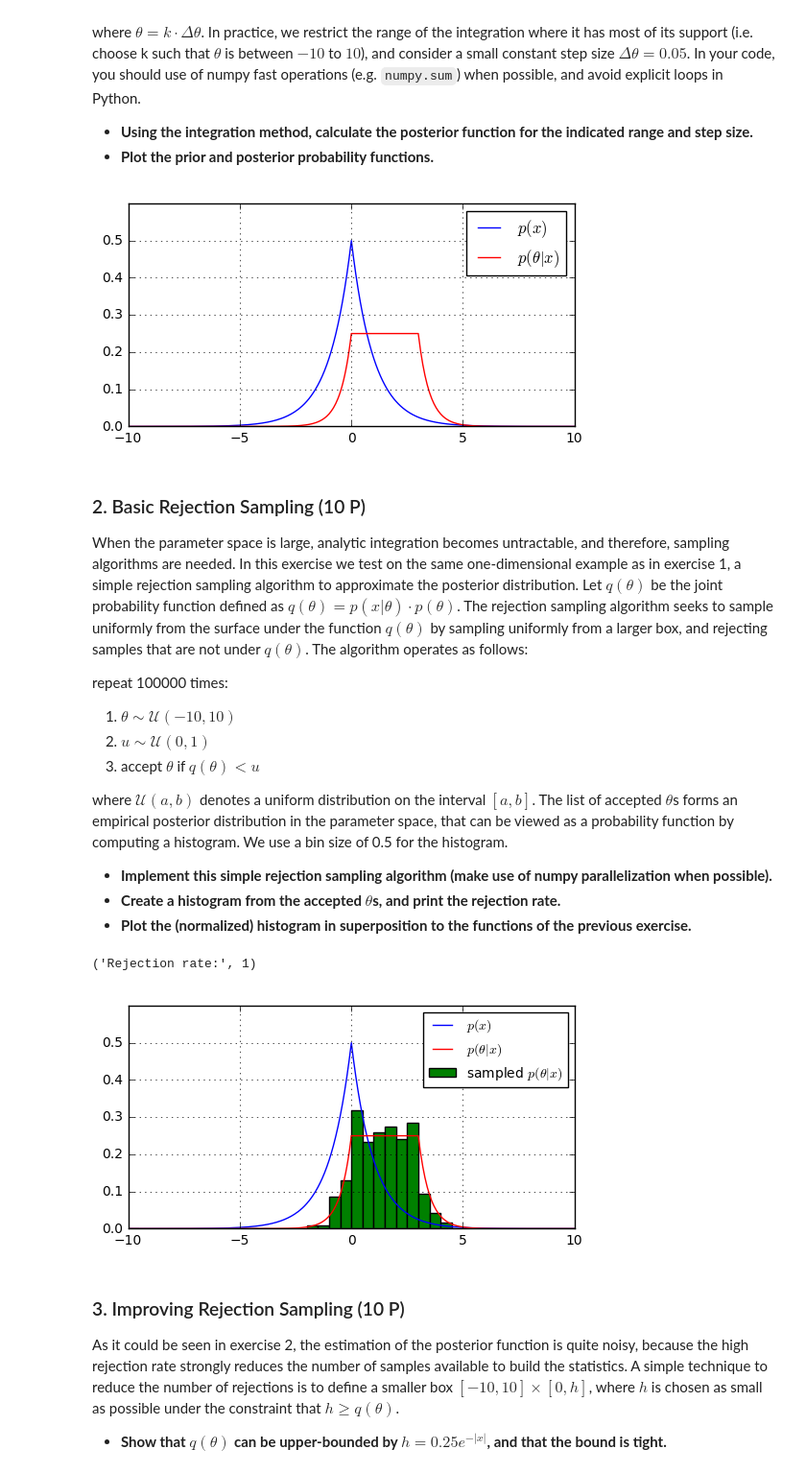
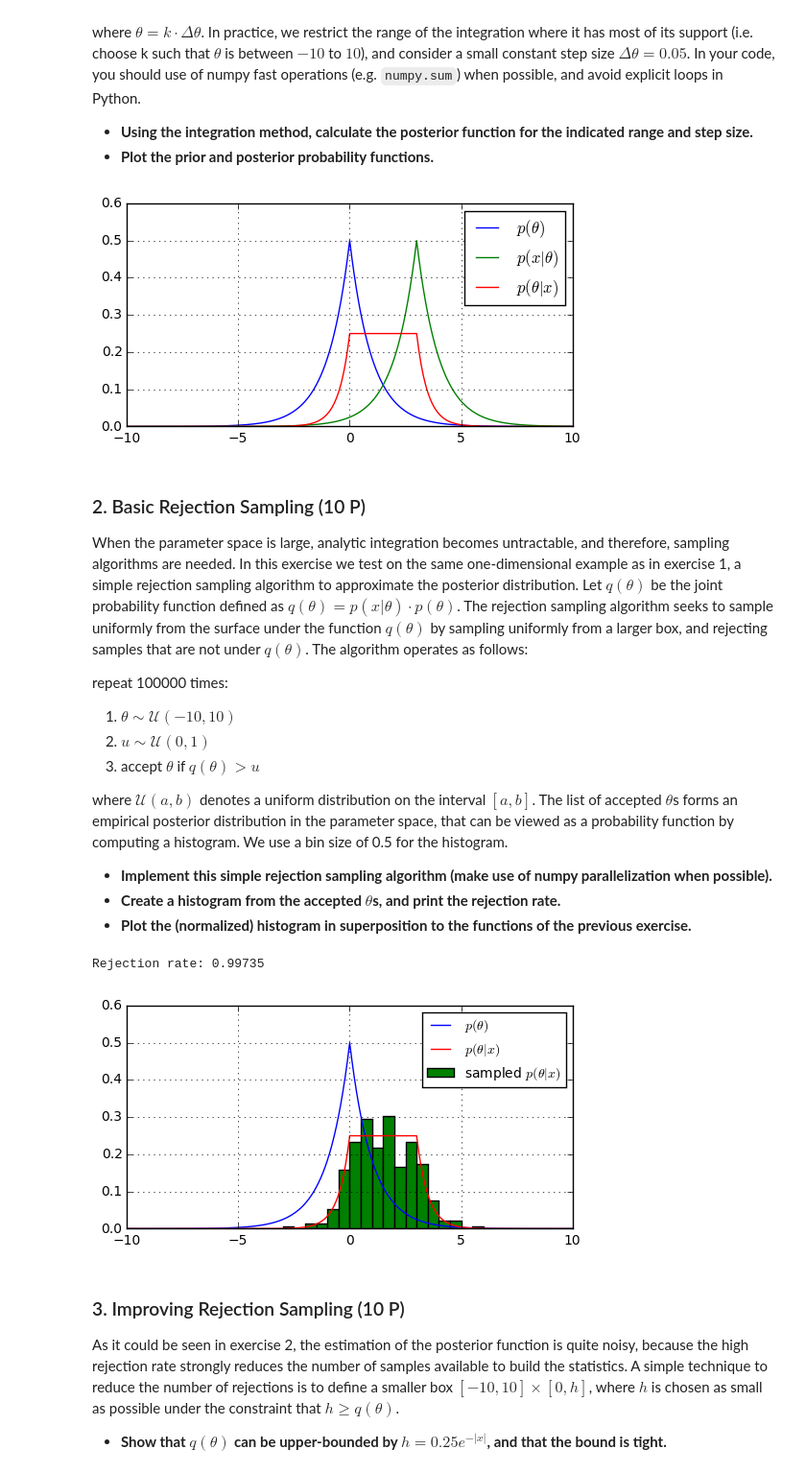
Before and after one commit to nazaretl/ML, a Jupyter notebook: W3.Bayes Parameter Estimation/sheet03_T.ipynb, the cells around one changed output. Shown at 96% size. Saved outputs shown, nothing was run; the diff lists cells and outputs as text; code cells hidden in the pictures.

```diff
--- a/W3.Bayes Parameter Estimation/sheet03_T.ipynb
+++ b/W3.Bayes Parameter Estimation/sheet03_T.ipynb
@@ -49,15 +49,15 @@ plt.figure(figsize= (6,3))
 plt.xlim(-10,10)
 plt.ylim(0.0,0.6)
 plt.grid()
-plt.plot(theta, prior, label = r'$p(x)$')
-#plt.plot(theta, likelihood, label = r'$p(x|\theta)$')
+plt.plot(theta, prior, label = r'$p(\theta)$')
+plt.plot(theta, likelihood, label = r'$p(x|\theta)$')
 plt.plot(theta, posterior, label = r'$p(\theta|x)$', color = "red")
 #plt.plot (theta, posterior_test, label = r'$p(\theta|x)$')
 plt.legend(loc='upper right')
 
 plt.show()
 # %% [output]
-[figure, old version]
+[figure, new version]
 # %% [markdown]
 ### 2. Basic Rejection Sampling (10 P)
 
@@ -67,7 +67,7 @@ repeat 100000 times:
 
 1. $\theta \sim \mathcal{U}(-10,10)$
 2. $u \sim \mathcal{U}(0,1)$
-3. accept $\theta$ if $q(\theta) < u$
+3. accept $\theta$ if $q(\theta) > u$
 
 where $\mathcal{U}(a,b)$ denotes a uniform distribution on the interval $[a,b]$. The list of accepted $\theta$s forms an empirical posterior distribution in the parameter space, that can be viewed as a probability function by computing a histogram. We use a bin size of 0.5 for the histogram.
 
@@ -77,32 +77,32 @@ where $\mathcal{U}(a,b)$ denotes a uniform distribution on the interval $[a,b]$.
 # %%
 it = 100000
 
 theta_sim = np.random.uniform(-10.0, 10.0, size=it)
 u_sim = np.random.uniform(0.0, 1.0, size=it)
 prior_sim = 0.5*numpy.exp(-abs(theta_sim))
 likelihood_sim = 0.5*numpy.exp(-abs(x - theta_sim))
 q = likelihood_sim * prior_sim
 res = q > u_sim
 rej_rate = 1 - res.sum()/it
 print("Rejection rate:", rej_rate)
 theta_acc = theta_sim[res]
 bins = numpy.arange(-10, 10.1, 0.5)
 
 
 plt.figure(figsize= (6,3))
 plt.xlim(-10,10)
 plt.ylim(0.0,0.6)
 plt.grid()
-plt.plot(theta, prior, label = r'$p(x)$')
+plt.plot(theta, prior, label = r'$p(\theta)$')
 #plt.plot(theta, likelihood, label = r'$p(x|\theta)$')
 plt.plot(theta, posterior, label = r'$p(\theta|x)$', color = "red")
 #plt.plot (theta, posterior_test, label = r'$p(\theta|x)$')
 plt.hist(theta_acc, normed = True, bins = bins, label = r'sampled $p(\theta|x)$')
 plt.legend(loc='upper right', prop={'size':10})
 plt.show()
 # %% [output]
-('Rejection rate:', 1)
+Rejection rate: 0.99735
-[figure, old version]
+[figure, new version]
 # %% [markdown]
 ### 3. Improving Rejection Sampling (10 P)
 
```
Also changed, not shown: parts of 4 cells of this notebook.
